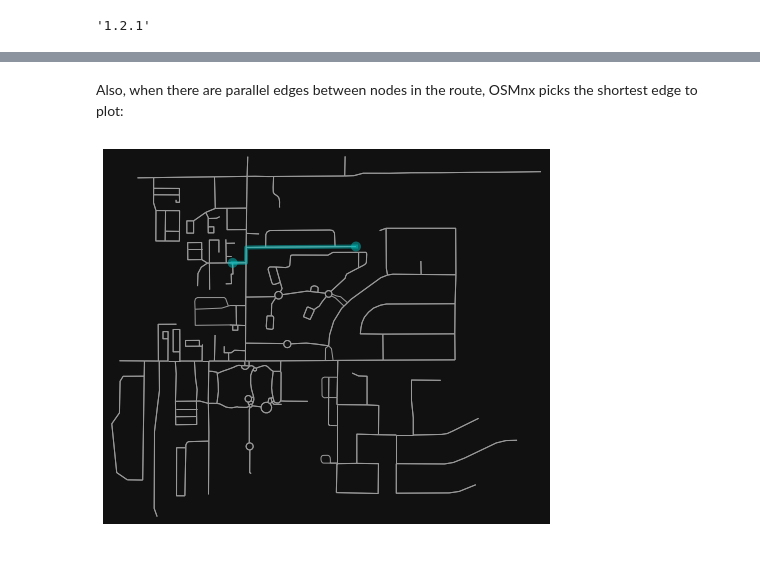
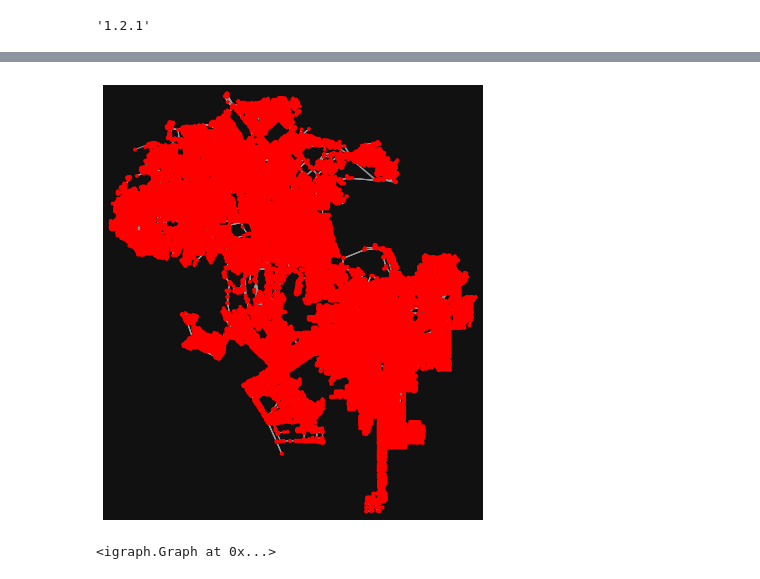
Before and after one commit to idolieb26/load-maximum-network, a Jupyter notebook: notebook/router.ipynb, the cells around one changed output, grey strips where cells are left out. Saved outputs shown, nothing was run; the diff lists cells and outputs as text; code cells hidden in the pictures.

```diff
--- a/notebook/router.ipynb
+++ b/notebook/router.ipynb
@@ -187,13 +49,5 @@ fig, ax = ox.plot_graph_route(G2, route, route_color="c", node_size=0)
-# %% [markdown]
-Also, when there are parallel edges between nodes in the route, OSMnx picks the shortest edge to plot:
-# %%
-location_point = (33.299896, -111.831638)
-G2 = ox.graph_from_point(location_point, dist=400, truncate_by_edge=True)
-origin = (33.301821, -111.829871)
-destination = (33.301402, -111.833108)
-origin_node = ox.distance.nearest_nodes(G2, origin[1], origin[0])
-destination_node = ox.distance.nearest_nodes(G2, destination[1], destination[0])
-route = ox.shortest_path(G2, origin_node, destination_node)
-fig, ax = ox.plot_graph_route(G2, route, route_color="c", node_size=0)
-# %% [output]
-[figure, removed]
+# %%
+G = ox.graph_from_gdfs(nodes, edges, graph_attrs=G.graph)
+fig, ax = ox.plot_graph(G, node_color="r")
+# %% [output]
+[figure, added]
@@ -199,0 +62,10 @@ fig, ax = ox.plot_graph_route(G2, route, route_color="c", node_size=0)
+# %%
+# convert networkx graph to igraph
+G_ig = ig.Graph(directed=True)
+G_ig.add_vertices(G.nodes)
+G_ig.add_edges(G.edges())
+G_ig.vs["osmid"] = osmids
+G_ig.es[weight] = list(nx.get_edge_attributes(G, weight).values())
+G_ig
+# %% [output]
+<igraph.Graph at 0x...>
```
Also changed, not shown: parts of 32 cells of this notebook, 3 other files.
